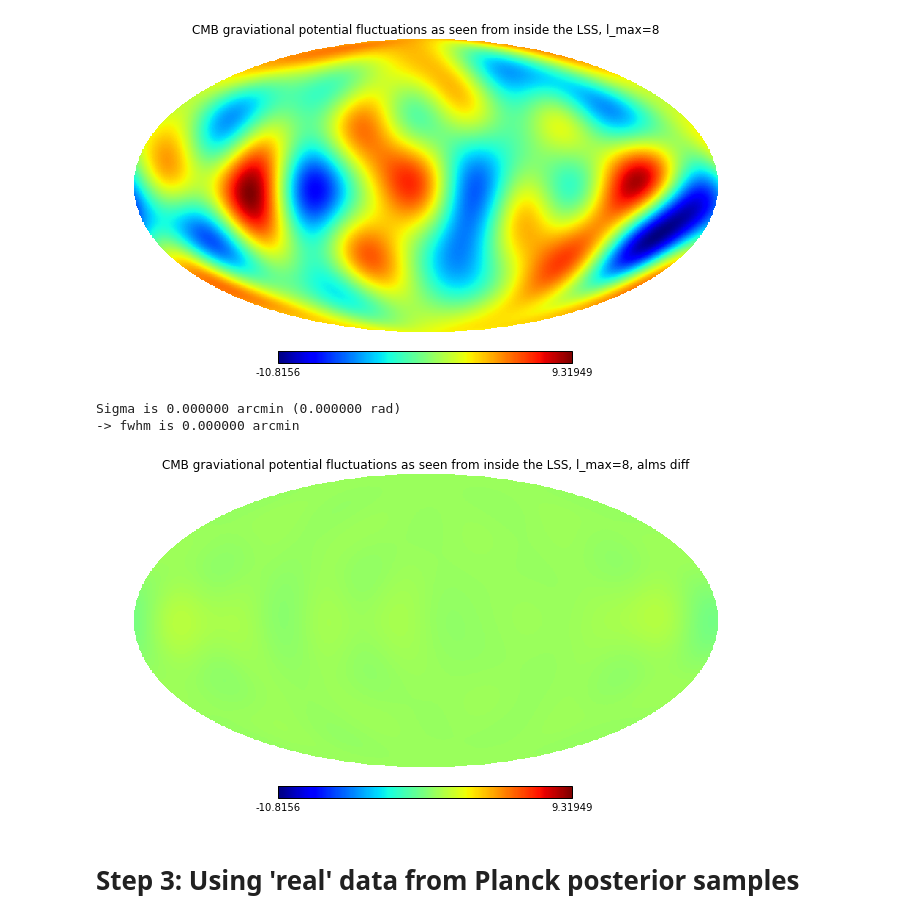
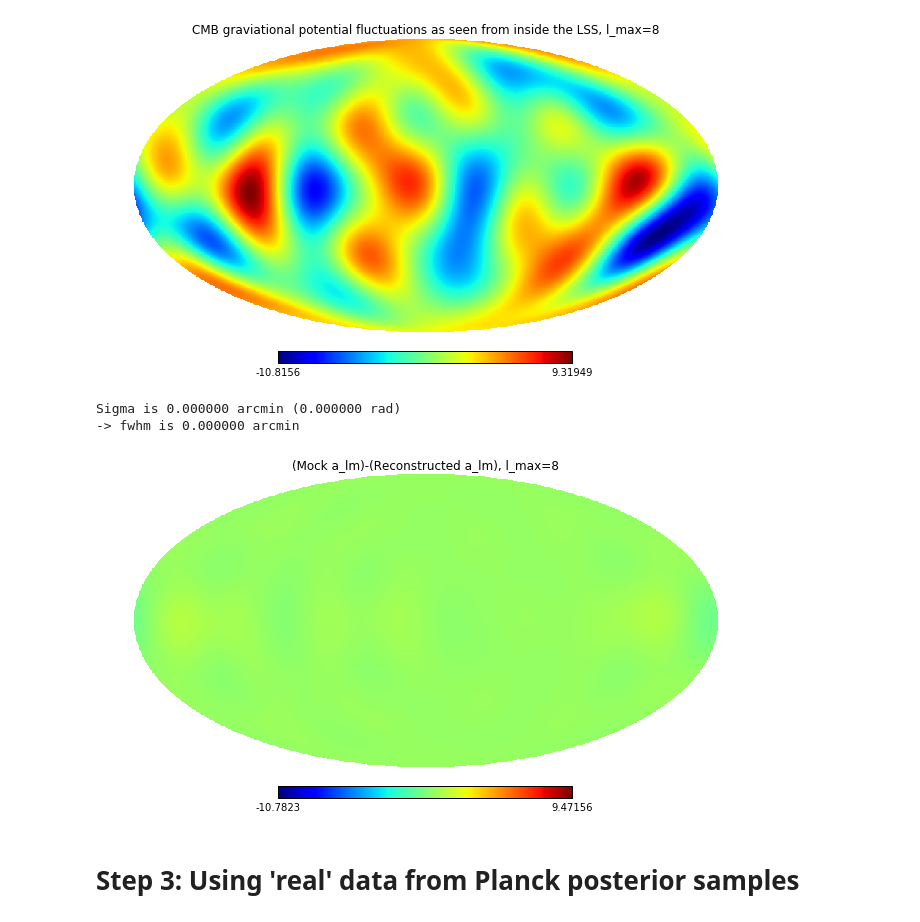
Before and after one commit to LaurencePeanuts/Music, a Jupyter notebook: Demos/Reconstruction_Demo.ipynb, the cells around one changed output. Drawn from its saved outputs; the diff is of its cells as text; code cells hidden in the pictures.

```diff
--- a/Demos/Reconstruction_Demo.ipynb
+++ b/Demos/Reconstruction_Demo.ipynb
@@ -44,7 +44,7 @@ Sigma is 0.000000 arcmin (0.000000 rad)
 # %%
 # Calculate C_yy from the 100 posterior sample Commander Planck CMB temperature maps
 #    or load the C_yy matrix if already calculated
-if not os.path.isfile('data/covCyy_lmax8.txt'):
+if not os.path.isfile('../data/covCyy_lmax8.txt'):
     beatbox.You.read_Planck_samples()
     beatbox.You.calculate_covariance_matrix(filename='covCyy_lmax8.txt')
 else:
@@ -185,7 +190,7 @@ Built potential grid, with dimensions  (41, 41, 41)  and mean value  0.0 +/- 0.0
 # %%
 # Import and display the data generated by Roger's Mathematica code is a data Universe
 beatbox.You.all_data_universes = np.append(beatbox.You.all_data_universes, beatbox.Universe())
-beatbox.You.all_data_universes[-1].ay = np.loadtxt("data/Rogersay.txt").view(complex)
+beatbox.You.all_data_universes[-1].ay = np.loadtxt("../data/Rogersay.txt").view(complex)
 beatbox.You.all_data_universes[-1].ay2alm(beatbox.You.all_data_universes[-1].ay,truncated_lmax=8, truncated_lmin=1, usedefault=0)
 beatbox.You.all_data_universes[-1].show_CMB_T_map(from_perspective_of="observer")
 
@@ -198,7 +203,7 @@ Sigma is 0.000000 arcmin (0.000000 rad)
 # %%
 # Calculate C_yy from the 100 posterior sample Commander Planck CMB temperature maps
 #    or load the C_yy matrix if already calculated
-if not os.path.isfile('data/covCyy_lmax8.txt'):
+if not os.path.isfile('../data/covCyy_lmax8.txt'):
     beatbox.You.read_Planck_samples()
     beatbox.You.calculate_covariance_matrix(filename='lmax8')
 else:
@@ -224,17 +229,17 @@ Sigma is 0.000000 arcmin (0.000000 rad)
 # %%
 # residuals of the Tmap:
 WeRes = beatbox.Universe()
 WeRes.alm = (beatbox.You.all_data_universes[-1].alm-We.alm)
 
 #WeRes.ay2alm(WeRes.ay)
 WeRes.NSIDE = 256
 WeRes.Tmap = hp.alm2map(WeRes.alm,WeRes.NSIDE)
 
-hp.mollview(WeRes.Tmap,  rot=(-90,0,0), min=-10.8156, max=9.31949, title="CMB graviational potential fluctuations as seen from inside the LSS, l_max=%d, alms diff" % We.truncated_lmax)
+hp.mollview(WeRes.Tmap,  rot=(-90,0,0), min=-10.7823, max=9.47156, title='(Mock a_lm)-(Reconstructed a_lm)'+', l_max=%d' % We.truncated_lmax)
 # %% [output]
 Sigma is 0.000000 arcmin (0.000000 rad)
 -> fwhm is 0.000000 arcmin
-[figure, old version]
+[figure, new version]
 # %% [markdown]
 # Step 3: Using 'real' data from Planck posterior samples
 # %% [markdown]
```
Also changed, not shown: parts of 5 cells of this notebook, 3 other files.
